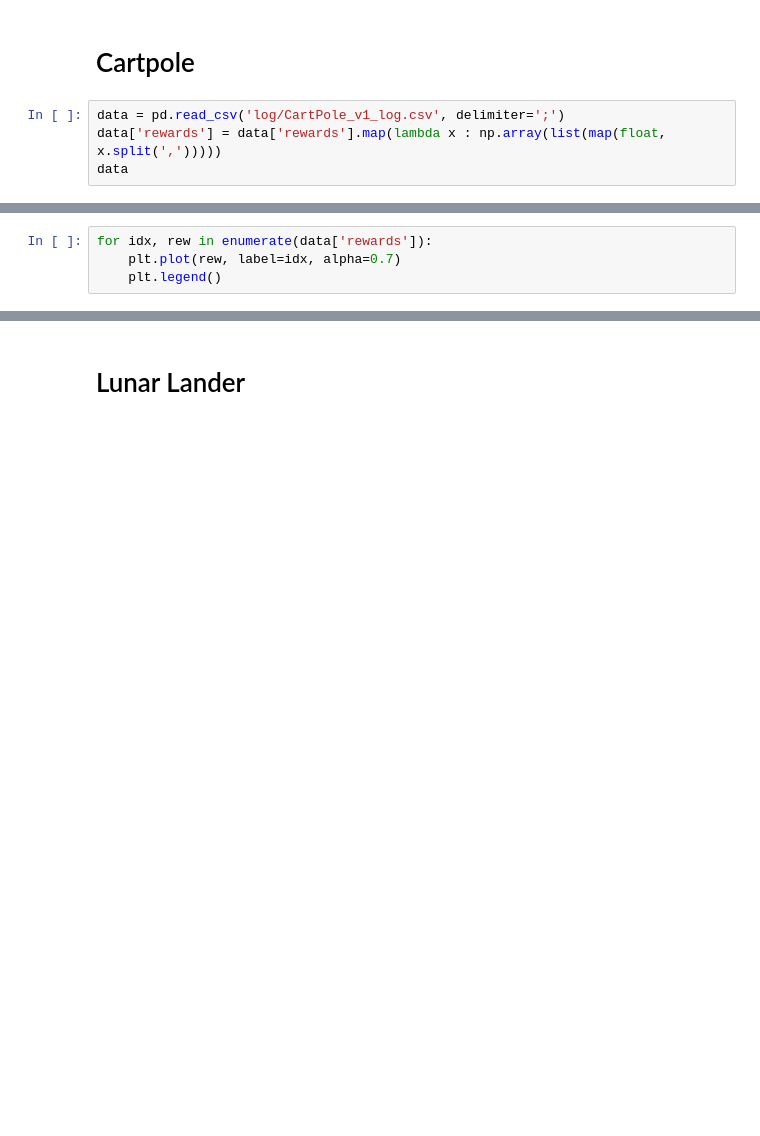
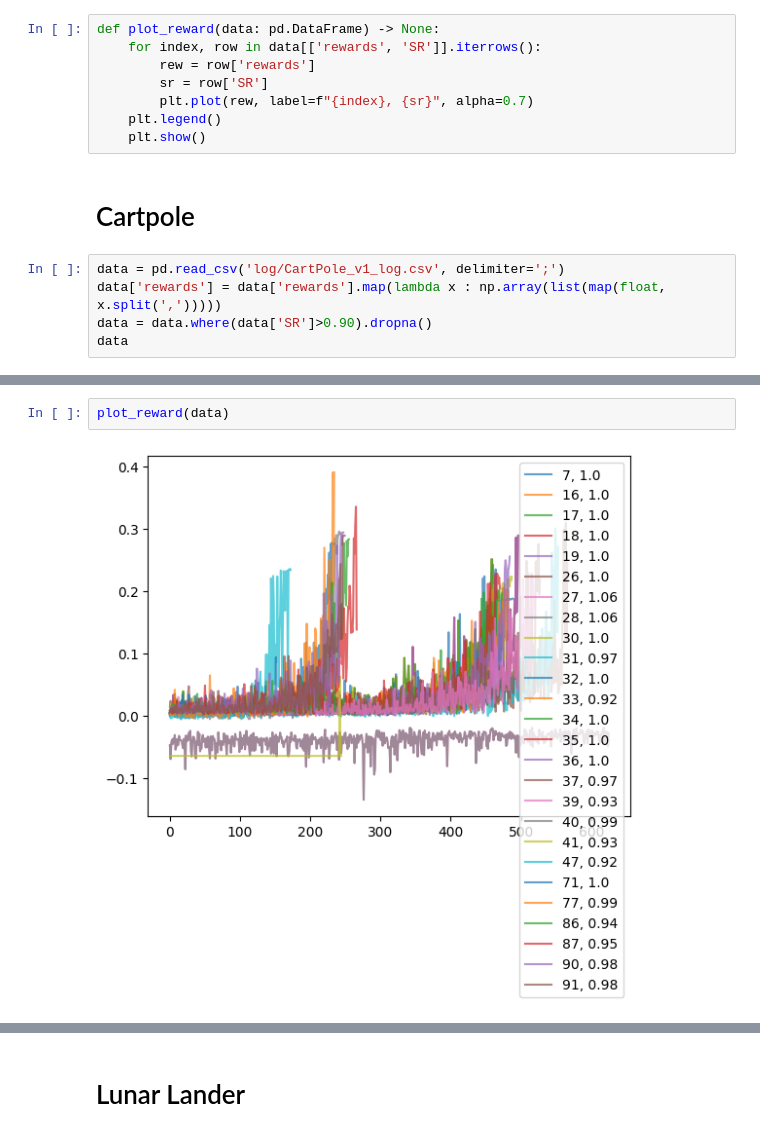
Before and after one commit to VIRAL-UCBL1/VIRAL, a Jupyter notebook: src/analyse.ipynb, the cells around one changed output, grey strips where cells are left out. Cells and saved outputs as stored; diff of their text form; blank space fills up the shorter version.

```diff
--- a/src/analyse.ipynb
+++ b/src/analyse.ipynb
@@ -4,9 +4,18 @@
 import pandas as pd
 import numpy as np
 import matplotlib.pyplot as plt
+# %%
+def plot_reward(data: pd.DataFrame) -> None:
+	for index, row in data[['rewards', 'SR']].iterrows():
+		rew = row['rewards']
+		sr = row['SR']
+		plt.plot(rew, label=f"{index}, {sr}", alpha=0.7)
+	plt.legend()
+	plt.show()
 # %% [markdown]
 # Cartpole
 # %%
 data = pd.read_csv('log/CartPole_v1_log.csv', delimiter=';')
 data['rewards'] = data['rewards'].map(lambda x : np.array(list(map(float, x.split(',')))))
+data = data.where(data['SR']>0.90).dropna()
 data
@@ -13,4 +40,4 @@ data
-# %%
-for idx, rew in enumerate(data['rewards']):
-	plt.plot(rew, label=idx, alpha=0.7)
-	plt.legend()
+# %%
+plot_reward(data)
+# %% [output]
+[figure, added]
```
Also changed, not shown: parts of 12 cells of this notebook, 5 other files.
